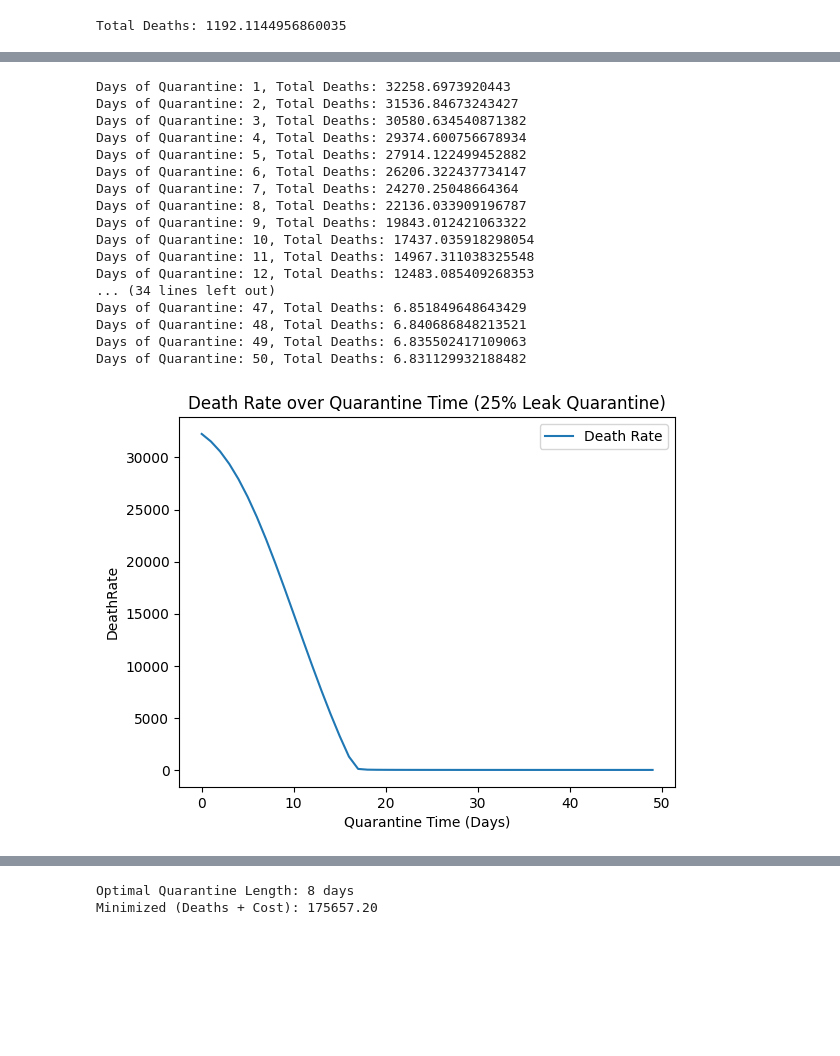
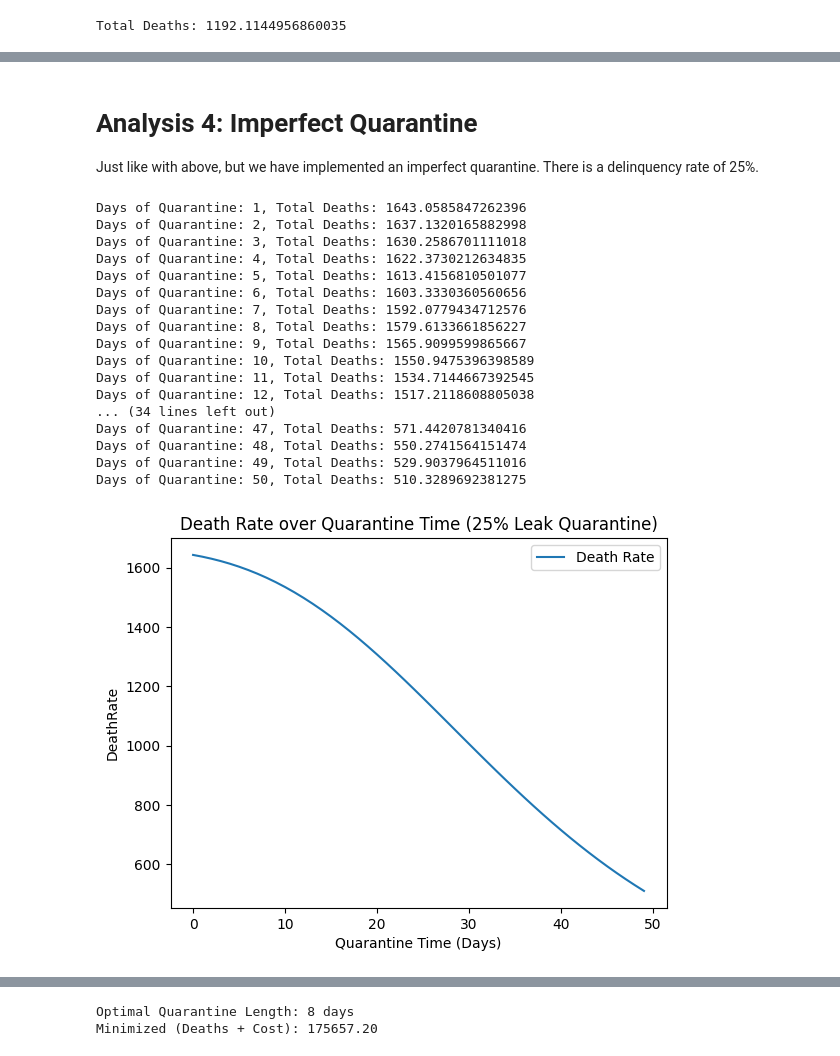
Before and after one commit to rwalsh7231/543T-Final-Project, a Jupyter notebook: Disease Analysis.ipynb, the cells around one changed output, grey strips where cells are left out. Cells and saved outputs as stored; diff of their text form; code cells hidden in the pictures; blank space fills up the shorter version.

```diff
--- a/Disease Analysis.ipynb
+++ b/Disease Analysis.ipynb
@@ -8,7 +29,7 @@ from scipy.optimize import minimize_scalar
 # Total pop, infection rate, recovery rate, death rate, crossInfectivity, StartInfected, quarantine leak rate, quarantine time
 group1 = DiseaseAnalysis.Population(10000, 0.25, 0.05, 0.05, 0.01, False, 1, 1)
 
-group2 = DiseaseAnalysis.Population(100000, 0.3, 0.01, 0.01, 0.01, True, 1, 1)
+group2 = DiseaseAnalysis.Population(100000, 0.3, 0.05, 0.01, 0.01, True, 1, 1)
 # %%
 S = [group1.S + group2.S]
 I = [group1.I + group2.I]
@@ -79,7 +107,7 @@ Total Deaths: 1192.1144956860035
 deathMeasurements = []
 
 for i in range(50):
-    group4 = DiseaseAnalysis.Population(100000, 0.5, 0.1, 0.05, 0.01, True, 0, i)
+    group4 = DiseaseAnalysis.Population(10000, 0.25, 0.05, 0.01, 0.01, True, 0, i)
 
     while group4.I > 0.1:
         group4.SIRD()
@@ -115,37 +143,40 @@ Days of Quarantine: 50, Total Deaths: 1.4073259079509814
+# %% [markdown]
+# Analysis 4: Imperfect Quarantine
+Just like with above, but we have implemented an imperfect quarantine. There is a delinquency rate of 25%.
 # %%
 deathMeasurements = []
 
 for i in range(50):
-    group5 = DiseaseAnalysis.Population(100000, 0.5, 0.1, 0.05, 0.01, True, 0.25, i)
+    group5 = DiseaseAnalysis.Population(10000, 0.25, 0.05, 0.01, 0.01, True, 0.25, i)
 
     while group5.I > 0.1:
         group5.SIRD()
 
     deathMeasurements.append(group5.D)
     print("Days of Quarantine: {}, Total Deaths: {}".format(i + 1, group5.D))
 
 plt.plot(deathMeasurements, label="Death Rate")
 plt.xlabel("Quarantine Time (Days)")
 plt.ylabel("DeathRate")
 plt.title("Death Rate over Quarantine Time (25% Leak Quarantine)")
 plt.legend()
 plt.show()
 # %% [output]
-Days of Quarantine: 1, Total Deaths: 32258.6973920443
-Days of Quarantine: 2, Total Deaths: 31536.84673243427
-Days of Quarantine: 3, Total Deaths: 30580.634540871382
-Days of Quarantine: 4, Total Deaths: 29374.600756678934
-Days of Quarantine: 5, Total Deaths: 27914.122499452882
-Days of Quarantine: 6, Total Deaths: 26206.322437734147
-Days of Quarantine: 7, Total Deaths: 24270.25048664364
-Days of Quarantine: 8, Total Deaths: 22136.033909196787
-Days of Quarantine: 9, Total Deaths: 19843.012421063322
-Days of Quarantine: 10, Total Deaths: 17437.035918298054
-Days of Quarantine: 11, Total Deaths: 14967.311038325548
-Days of Quarantine: 12, Total Deaths: 12483.085409268353
+Days of Quarantine: 1, Total Deaths: 1643.0585847262396
+Days of Quarantine: 2, Total Deaths: 1637.1320165882998
+Days of Quarantine: 3, Total Deaths: 1630.2586701111018
+Days of Quarantine: 4, Total Deaths: 1622.3730212634835
+Days of Quarantine: 5, Total Deaths: 1613.4156810501077
+Days of Quarantine: 6, Total Deaths: 1603.3330360560656
+Days of Quarantine: 7, Total Deaths: 1592.0779434712576
+Days of Quarantine: 8, Total Deaths: 1579.6133661856227
+Days of Quarantine: 9, Total Deaths: 1565.9099599865667
+Days of Quarantine: 10, Total Deaths: 1550.9475396398589
+Days of Quarantine: 11, Total Deaths: 1534.7144667392545
+Days of Quarantine: 12, Total Deaths: 1517.2118608805038
 ... (34 lines left out)
-Days of Quarantine: 47, Total Deaths: 6.851849648643429
-Days of Quarantine: 48, Total Deaths: 6.840686848213521
-Days of Quarantine: 49, Total Deaths: 6.835502417109063
-Days of Quarantine: 50, Total Deaths: 6.831129932188482
+Days of Quarantine: 47, Total Deaths: 571.4420781340416
+Days of Quarantine: 48, Total Deaths: 550.2741564151474
+Days of Quarantine: 49, Total Deaths: 529.9037964511016
+Days of Quarantine: 50, Total Deaths: 510.3289692381275
-[figure, old version]
+[figure, new version]
```
Also changed, not shown: parts of 36 cells of this notebook, 1 other file.
